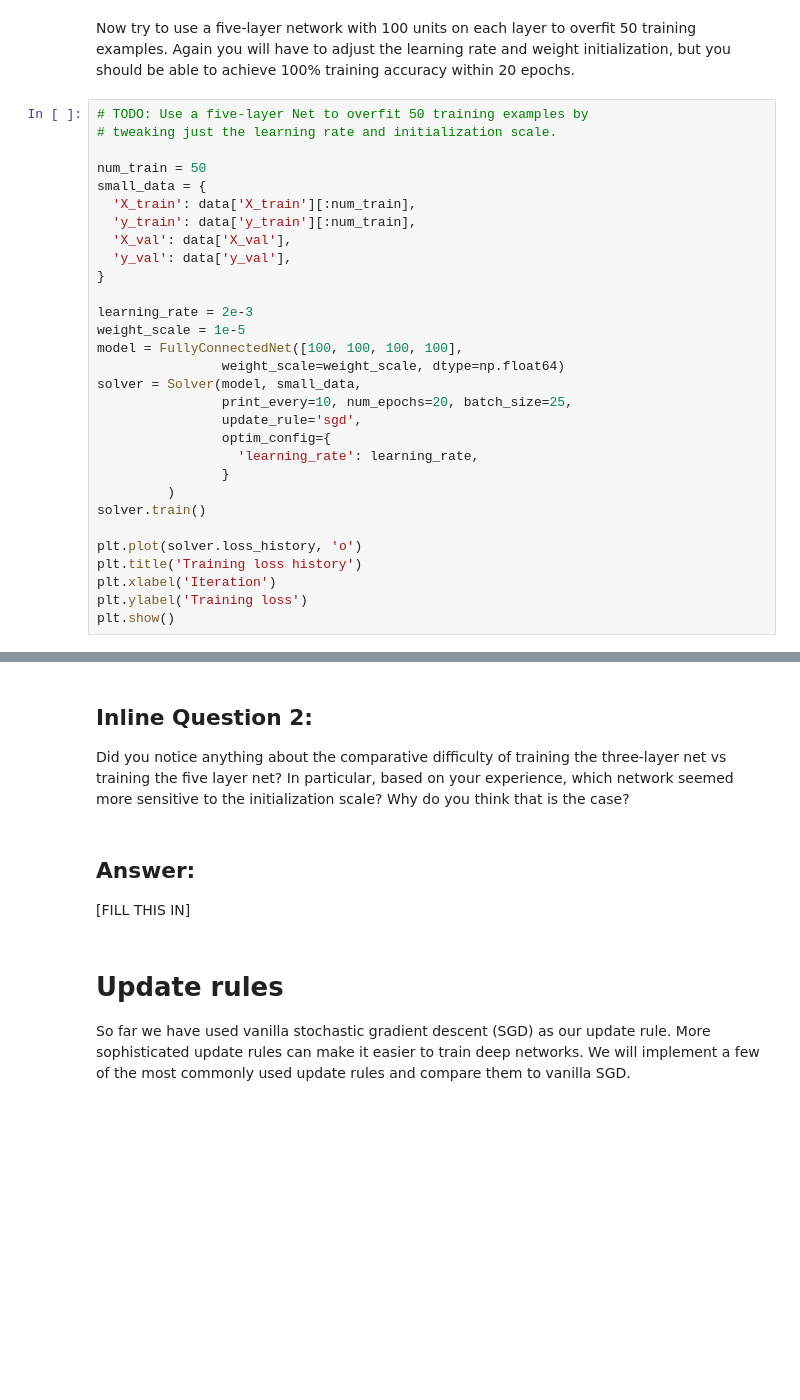
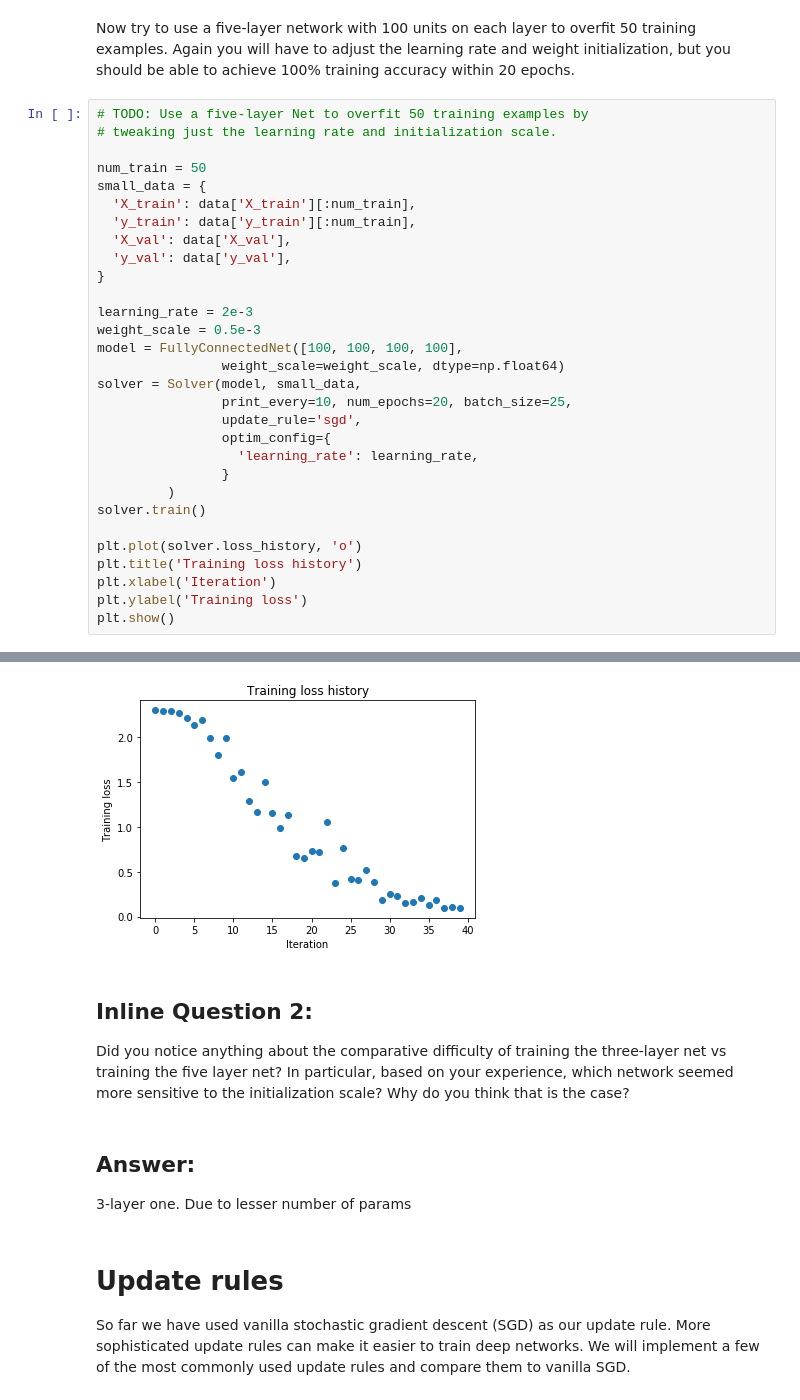
Before and after one commit to andreytlt13/cs231n, a Jupyter notebook: assignment2/mikey/FullyConnectedNets.ipynb, the cells around one changed output, grey strips where cells are left out. Drawn from its saved outputs; the diff is of its cells as text; blank space fills up the shorter version.

```diff
--- a/assignment2/mikey/FullyConnectedNets.ipynb
+++ b/assignment2/mikey/FullyConnectedNets.ipynb
@@ -469,7 +509,7 @@ small_data = {
 }
 
 learning_rate = 2e-3
-weight_scale = 1e-5
+weight_scale = 0.5e-3
 model = FullyConnectedNet([100, 100, 100, 100],
                 weight_scale=weight_scale, dtype=np.float64)
 solver = Solver(model, small_data,
@@ -486,3 +526,4 @@ plt.title('Training loss history')
 plt.xlabel('Iteration')
 plt.ylabel('Training loss')
 plt.show()
+# %% [output]
@@ -489,9 +547,10 @@ plt.show()
+[figure, added]
 # %% [markdown]
 ## Inline Question 2:
 Did you notice anything about the comparative difficulty of training the three-layer net vs training the five layer net? In particular, based on your experience, which network seemed more sensitive to the initialization scale? Why do you think that is the case?
-# %% [markdown]
-## Answer:
-[FILL THIS IN]
+# %% [markdown]
+## Answer:
+3-layer one. Due to lesser number of params
 # %% [markdown]
 # Update rules
 So far we have used vanilla stochastic gradient descent (SGD) as our update rule. More sophisticated update rules can make it easier to train deep networks. We will implement a few of the most commonly used update rules and compare them to vanilla SGD.
```
Also changed, not shown: parts of 12 cells of this notebook, 3 other files.
